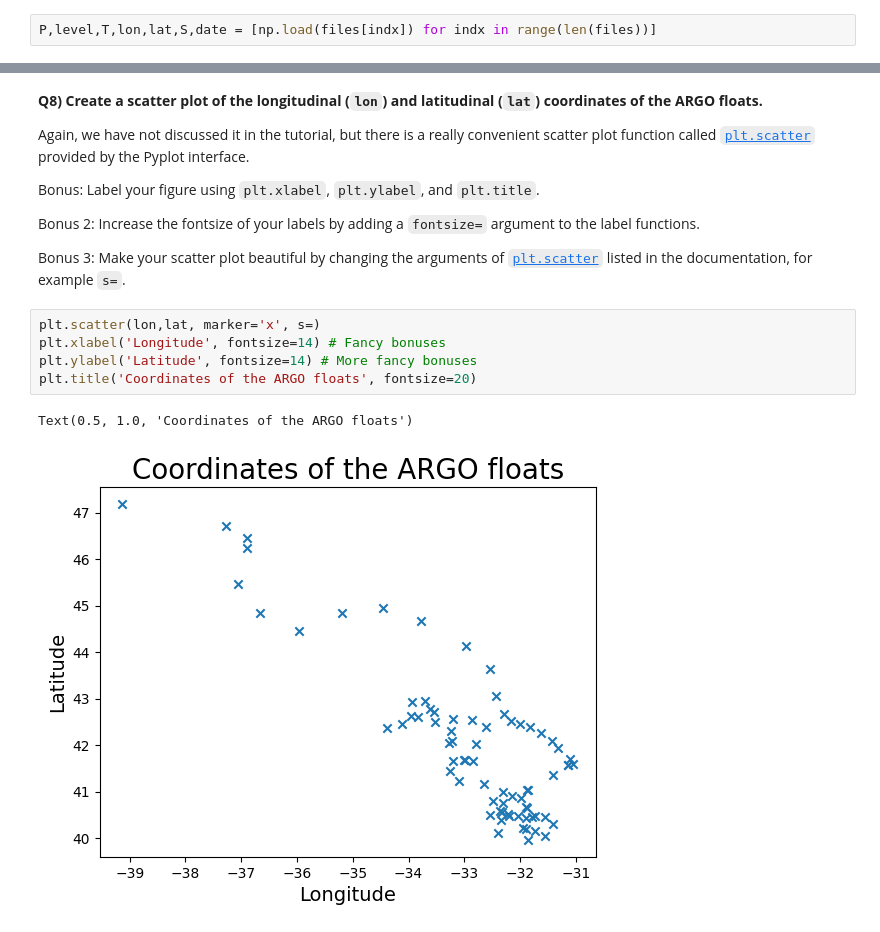
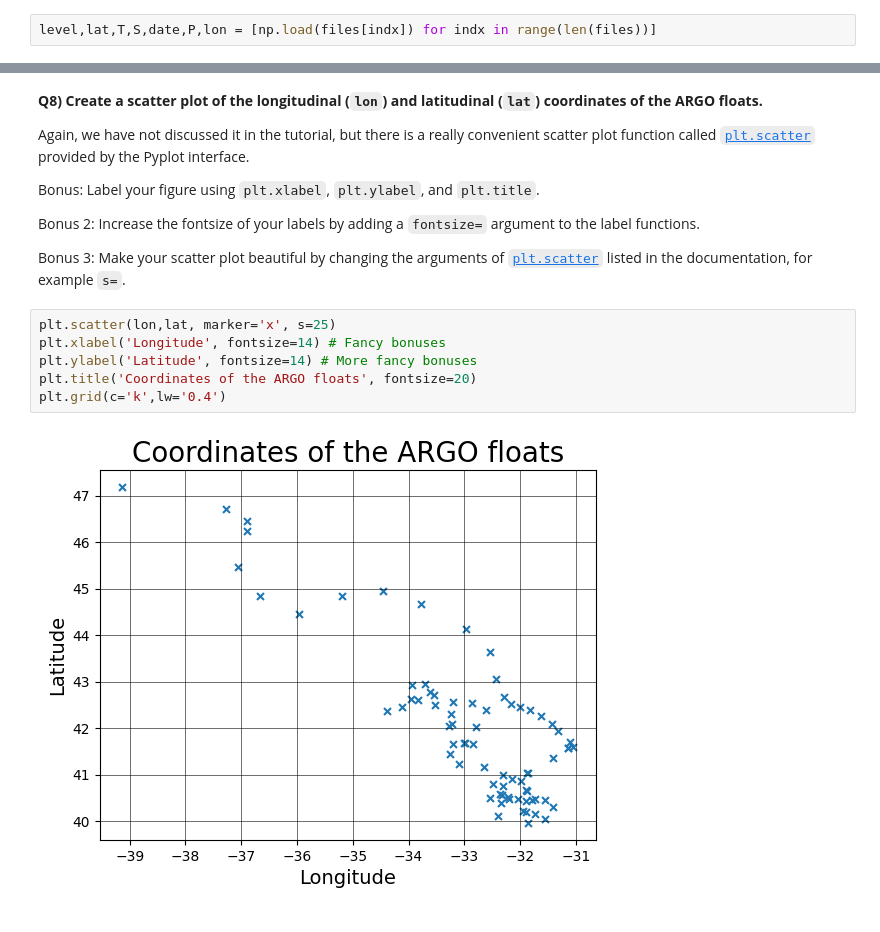
Before and after one commit to Cuillereasoupe/2023_Intro_Python, a Jupyter notebook: W2_S1.ipynb, the cells around one changed output, grey strips where cells are left out. Saved outputs shown, nothing was run; the diff lists cells and outputs as text.

```diff
--- a/W2_S1.ipynb
+++ b/W2_S1.ipynb
@@ -75,7 +75,7 @@ files
 # %% [markdown]
 Then, load the files as `numpy` arrays, for instance using list comprehension
 # %%
-P,level,T,lon,lat,S,date = [np.load(files[indx]) for indx in range(len(files))]
+level,lat,T,S,date,P,lon = [np.load(files[indx]) for indx in range(len(files))]
 # %% [markdown]
 **Q2) Recreate the `level` array using `np.arange` and `np.linspace`**
 
@@ -345,10 +345,10 @@ Bonus 2: Increase the fontsize of your labels by adding a `fontsize=` argument t
 
 Bonus 3: Make your scatter plot beautiful by changing the arguments of [`plt.scatter`](https://matplotlib.org/stable/api/_as_gen/matplotlib.pyplot.scatter.html) listed in the documentation, for example `s=`.
 # %%
-plt.scatter(lon,lat, marker='x', s=)
+plt.scatter(lon,lat, marker='x', s=25)
 plt.xlabel('Longitude', fontsize=14) # Fancy bonuses
 plt.ylabel('Latitude', fontsize=14) # More fancy bonuses
 plt.title('Coordinates of the ARGO floats', fontsize=20)
+plt.grid(c='k',lw='0.4')
 # %% [output]
-Text(0.5, 1.0, 'Coordinates of the ARGO floats')
-[figure, old version]
+[figure, new version]
```
Also changed, not shown: parts of 5 cells of this notebook.
